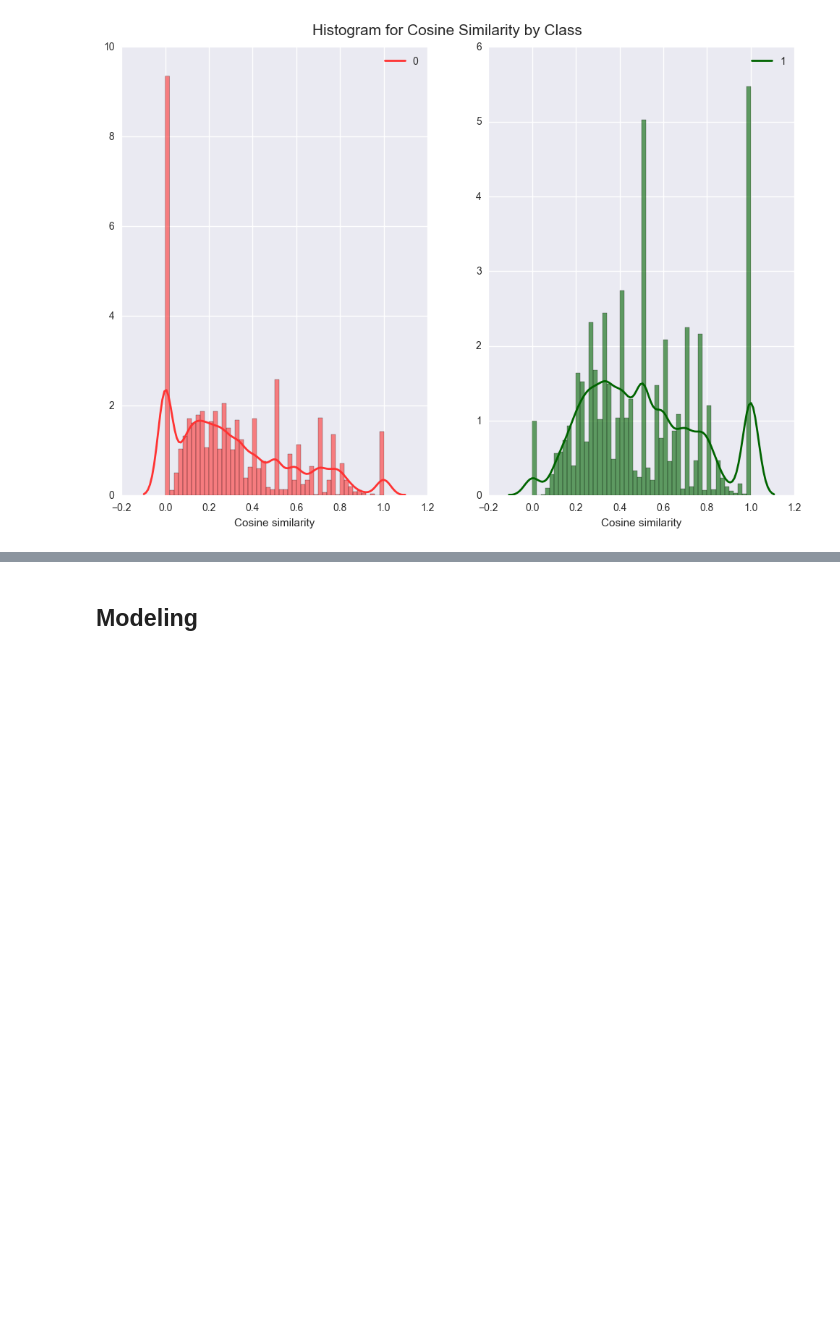
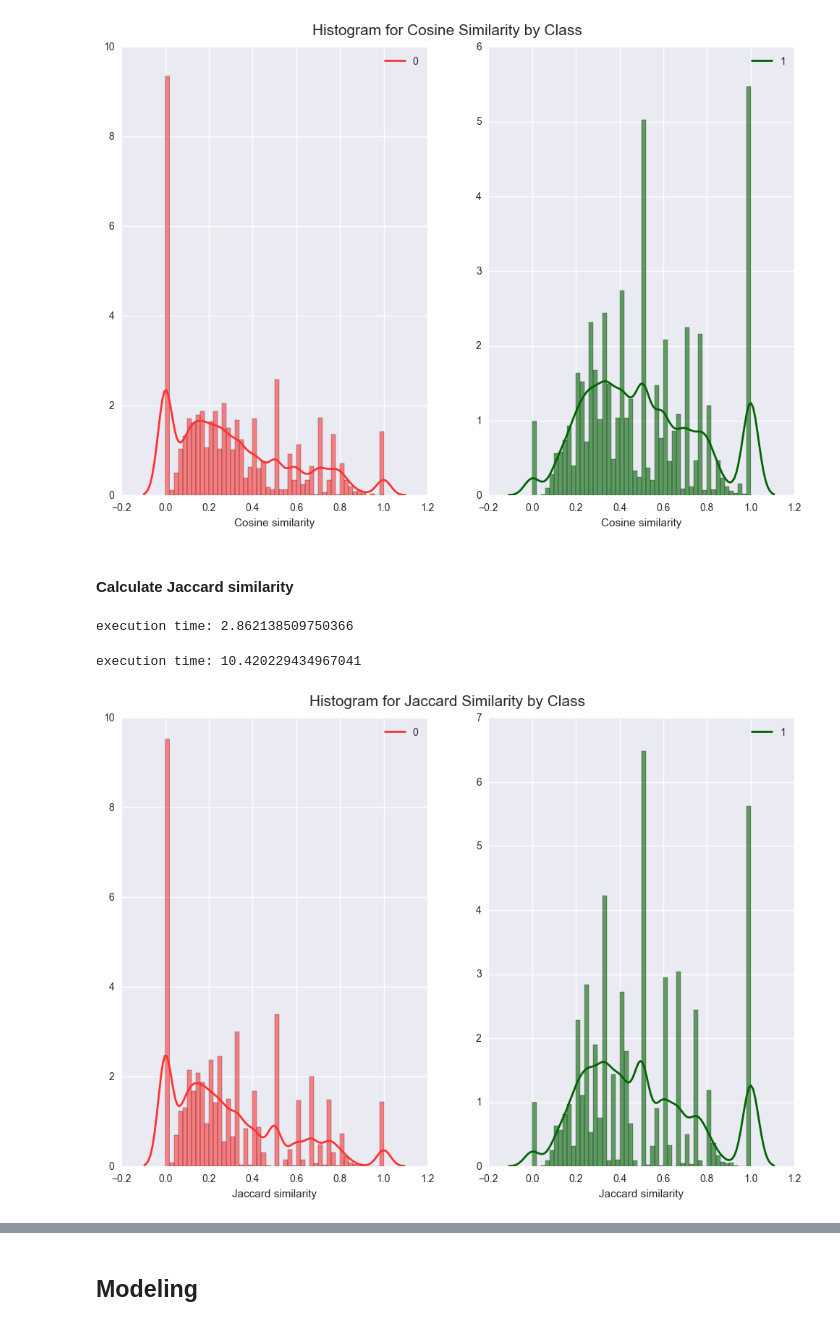
Before and after one commit to lwkuant/Side_project_Duplicate_question_detector, a Jupyter notebook: Duplicate_question_detector.ipynb, the cells around one changed output, grey strips where cells are left out. Cells and saved outputs as stored; diff of their text form; code cells hidden in the pictures; blank space fills up the shorter version.

```diff
--- a/Duplicate_question_detector.ipynb
+++ b/Duplicate_question_detector.ipynb
@@ -432,2 +392,0 @@ execution time: 522.7532060146332
-# %%
-df_tr['cos_sim'][np.isnan(df_tr['cos_sim'].values)] = 0
@@ -495,3 +440,48 @@ for ind, col in enumerate(np.unique(df['is_duplicate']), start=1):
     axes.legend()
 # %% [output]
 [figure]
+# %% [markdown]
+#### Calculate Jaccard similarity
+# %%
+start_time = time.time()
+df_tr['q1_pos_lem_con_list'] = df_tr['q1_pos_lem'].apply(lambda x: [pair[0]+pos_con(pair[1]) for pair in x if not re.match(r'.*\d+.*', pair[0])])
+df_tr['q2_pos_lem_con_list'] = df_tr['q2_pos_lem'].apply(lambda x: [pair[0]+pos_con(pair[1]) for pair in x if not re.match(r'.*\d+.*', pair[0])])
+print('execution time:', (time.time() - start_time))
+# %% [output]
+execution time: 2.862138509750366
+# %%
+def jaccard_sim(df):
+
+    jac_sim = []
+
+    for i in range(len(df)):
+        try:
+            vec_1 = np.unique(df['q1_pos_lem_con_list'][i])
+            vec_2 = np.unique(df['q2_pos_lem_con_list'][i])
+
+            jac_sim.append(len(np.intersect1d(vec_1, vec_2))/len(np.union1d(vec_1, vec_2)))
+        except:
+            jac_sim.append(0)
+    return jac_sim
+
+start_time = time.time()
+df_tr['jac_sim'] = jaccard_sim(df_tr)
+print('execution time:', (time.time() - start_time))
+# %% [output]
+execution time: 10.420229434967041
+# %%
+color_list = ['#FF3333', '#006400']
+
+fig = plt.figure(figsize=[12, 8])
+plt.suptitle('Histogram for Jaccard Similarity by Class', fontsize=15, y=0.94)
+for ind, col in enumerate(np.unique(df['is_duplicate']), start=1):
+    axes = fig.add_subplot(1, 2, ind)
+    sns.distplot(df_tr['jac_sim'][df_tr['is_duplicate'].values == col].values,
+                kde_kws={'alpha':1, 'label': str(col), 'lw':2},
+                bins=50,
+                color = color_list[ind-1],
+                hist_kws={'alpha':0.6})
+    axes.set_xlabel('Jaccard similarity')
+    axes.legend()
+# %% [output]
+[figure, added]
```
Also changed, not shown: parts of 29 cells of this notebook.
